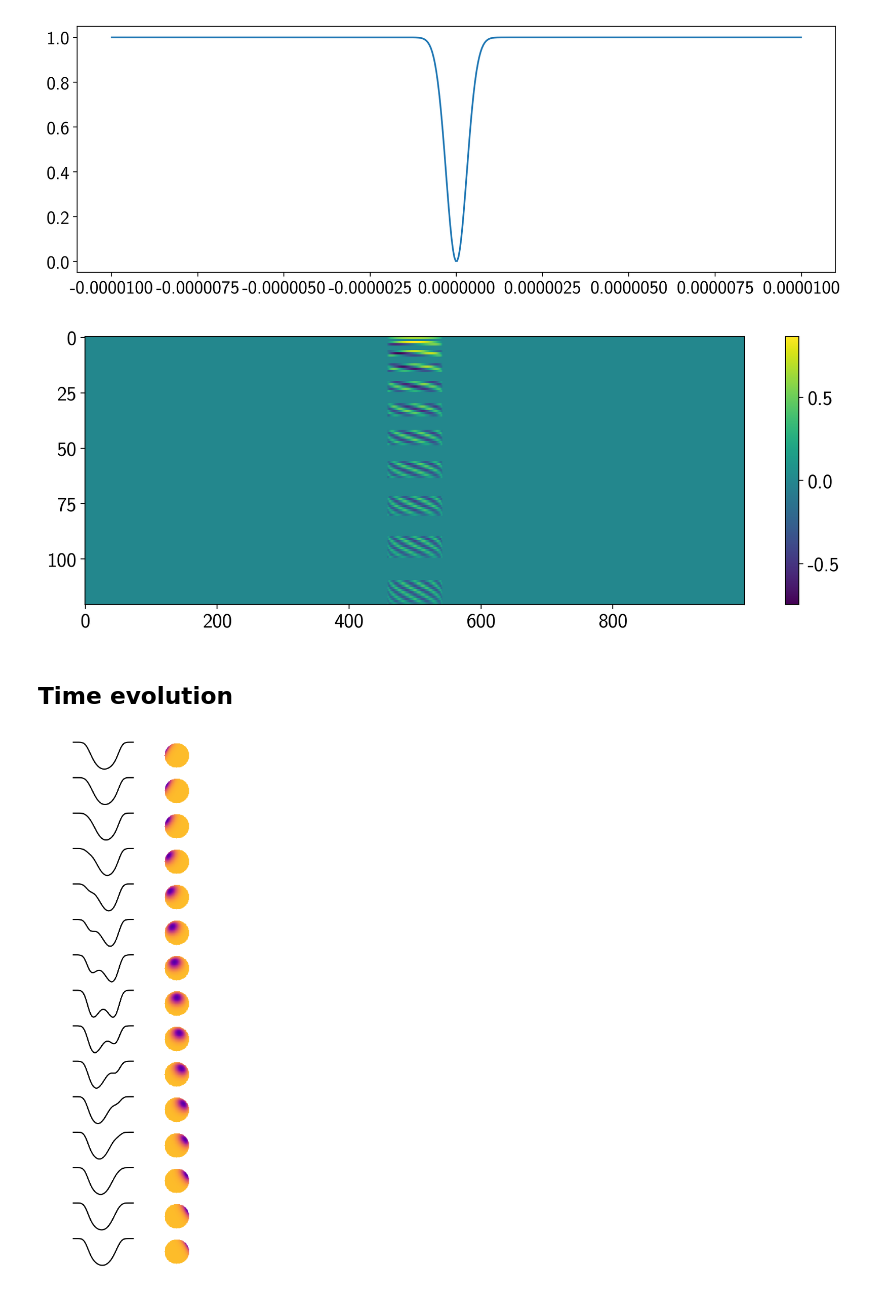
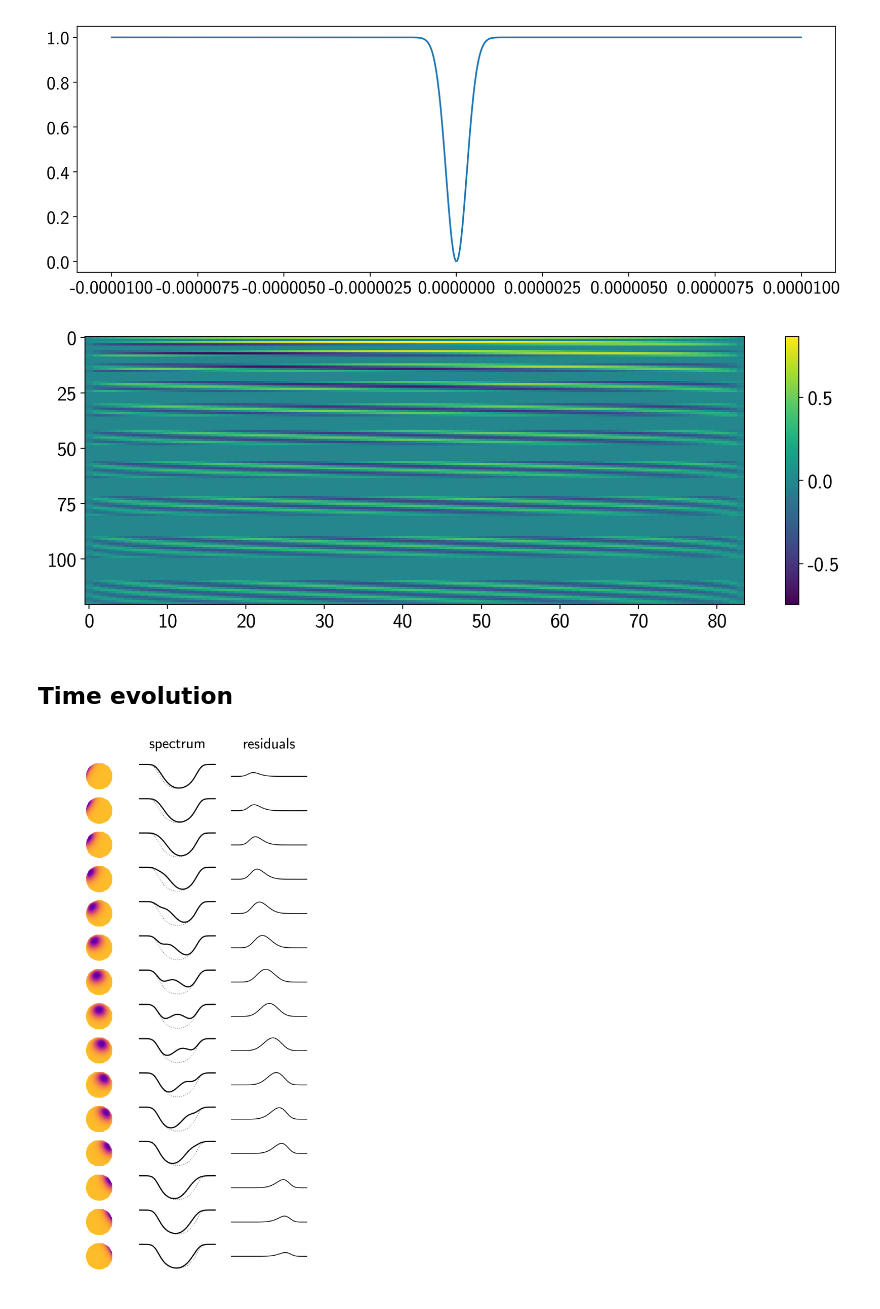
Before and after one commit to rodluger/paparazzi, a Jupyter notebook: tex/proofs/RigidRotator.ipynb, the cells around one changed output. Saved outputs shown, nothing was run; the diff lists cells and outputs as text; code cells hidden in the pictures.

```diff
--- a/tex/proofs/RigidRotator.ipynb
+++ b/tex/proofs/RigidRotator.ipynb
@@ -109,52 +107,75 @@ plt.plot(xi[obs], a0[obs]);
 [figure]
 # %%
 wsini = -5.0e2
-G = g(xi, wsini)
+maxalpha = np.log(1 - wsini / c)
+tau = xi[(xi >= -maxalpha) & (xi <= maxalpha)]
+G = g(tau, wsini)
 # %%
 plt.imshow(G.T, aspect='auto')
 plt.colorbar();
 # %% [output]
-[figure, old version]
+[figure, new version]
 # %% [markdown]
 ## Time evolution
 # %%
 # Get vmin, vmax
 map[1:, :] = alm[1:]
 img = map.render()
 vmin = np.nanmin(img)
 vmax = np.nanmax(img)
 rng = vmax - vmin
 vmin -= 0.2 * rng
 vmax += 0.2 * rng
 
+# Compute the spectrum when
+# the spot is on the backside
+# for reference
+map.rotate(180)
+a = np.dot(map.y.reshape(-1, 1), a0.reshape(1, -1))
+S0 = np.zeros_like(xi)
+for n in range(N):
+    S0 += convolve(a[n], G[:, n], mode="same")
+S0 -= S0[obs][0]
+
 # Let's do it
 nt = 15
 theta = np.linspace(-90, 90, nt)
-fig, ax = plt.subplots(nt, 2, figsize=(3, 12))
+fig, ax = plt.subplots(nt, 3, figsize=(6, 12))
+fig.subplots_adjust(hspace=0.3)
 
 for t in range(nt):
     # Rotate & compute spectrum
     map[1:, :] = alm[1:]
     map.rotate(theta[t])
     a = np.dot(map.y.reshape(-1, 1), a0.reshape(1, -1))
     S = np.zeros_like(xi)
     for n in range(N):
-        S += convolve(G[:, n], a[n], mode="same")
-    S /= S[obs][0]
+        S += convolve(a[n], G[:, n], mode="same")
+    S -= S[obs][0]
 
     # Plot spectrum
-    ax[t, 0].plot(xi[obs], S[obs], color="k")
-    ax[t, 0].set_xlim(-0.000003, 0.000003)
-    ax[t, 0].axis('off');
+    ax[t, 1].plot(xi[obs], S0[obs], "k:", lw=1, alpha=0.5)
+    ax[t, 1].plot(xi[obs], S[obs], "k-")
+    ax[t, 1].set_xlim(-0.000003, 0.000003)
+    ax[t, 1].axis('off');
+
+    # Plot residuals
+    ax[t, 2].plot(xi[obs], S[obs] - S0[obs], "k-", lw=1)
+    ax[t, 2].set_xlim(-0.000003, 0.000003)
+    ax[t, 2].axis('off');
+    ax[t, 2].set_ylim(-8.0, 8.0)
 
     # Plot current stellar image
-    img = map.render(res=50)[:, :, 0]
-    ax[t, 1].imshow(img, origin="lower",
+    img = map.render(res=100)[:, :, 0]
+    ax[t, 0].imshow(img, origin="lower",
                     extent=(-1, 1, -1, 1),
                     cmap="plasma", vmin=vmin,
                     vmax=vmax)
-    ax[t, 1].set_xlim(-1.2, 1.2)
-    ax[t, 1].set_ylim(-1.2, 1.2)
-    ax[t, 1].axis('off');
+    ax[t, 0].set_xlim(-3, 1)
+    ax[t, 0].set_ylim(-1, 1)
+    ax[t, 0].axis('off');
+
+ax[0, 1].set_title("spectrum", y=1.4);
+ax[0, 2].set_title("residuals", y=1.4);
 # %% [output]
-[figure, old version]
+[figure, new version]
```
Also changed, not shown: parts of 9 cells of this notebook, 4 other files.
